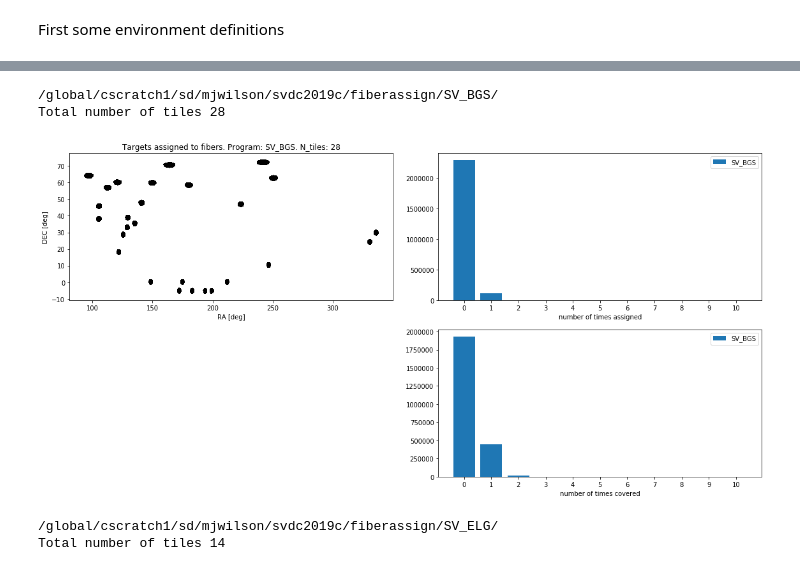
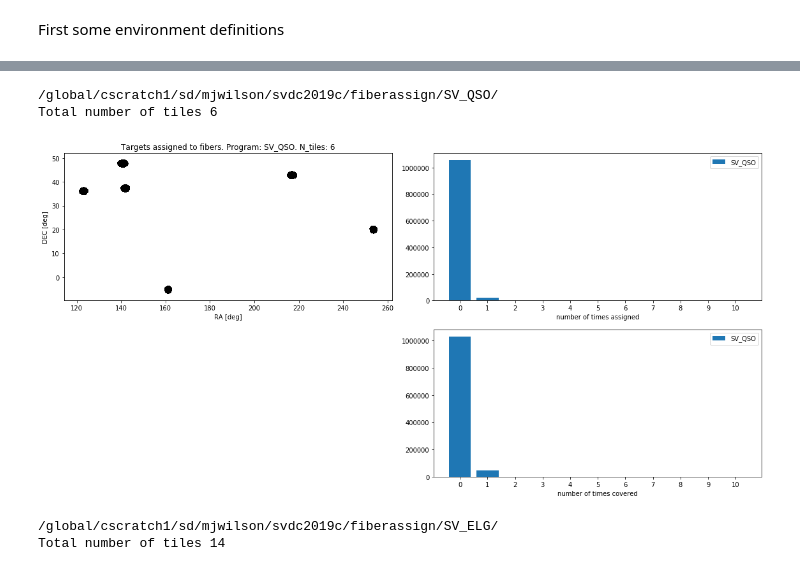
Before and after one commit to forero/fiberassign_explore, a Jupyter notebook: SV.ipynb, the cells around one changed output, grey strips where cells are left out. Saved outputs shown, nothing was run; the diff lists cells and outputs as text; code cells hidden in the pictures.

```diff
--- a/SV.ipynb
+++ b/SV.ipynb
@@ -188,9 +195,9 @@ for v, k in zip(a_desi.values(), a_desi.keys()):
 # %%
-summary_SV(SV_program='SV_BGS')
+summary_SV(SV_program='SV_QSO')
 # %% [output]
-/global/cscratch1/sd/mjwilson/svdc2019c/fiberassign/SV_BGS/
-Total number of tiles 28
+/global/cscratch1/sd/mjwilson/svdc2019c/fiberassign/SV_QSO/
+Total number of tiles 6
-[figure, old version]
+[figure, new version]
 # %%
 summary_SV(SV_program='SV_ELG')
 # %% [output]
```
Also changed, not shown: parts of 2 cells of this notebook.
